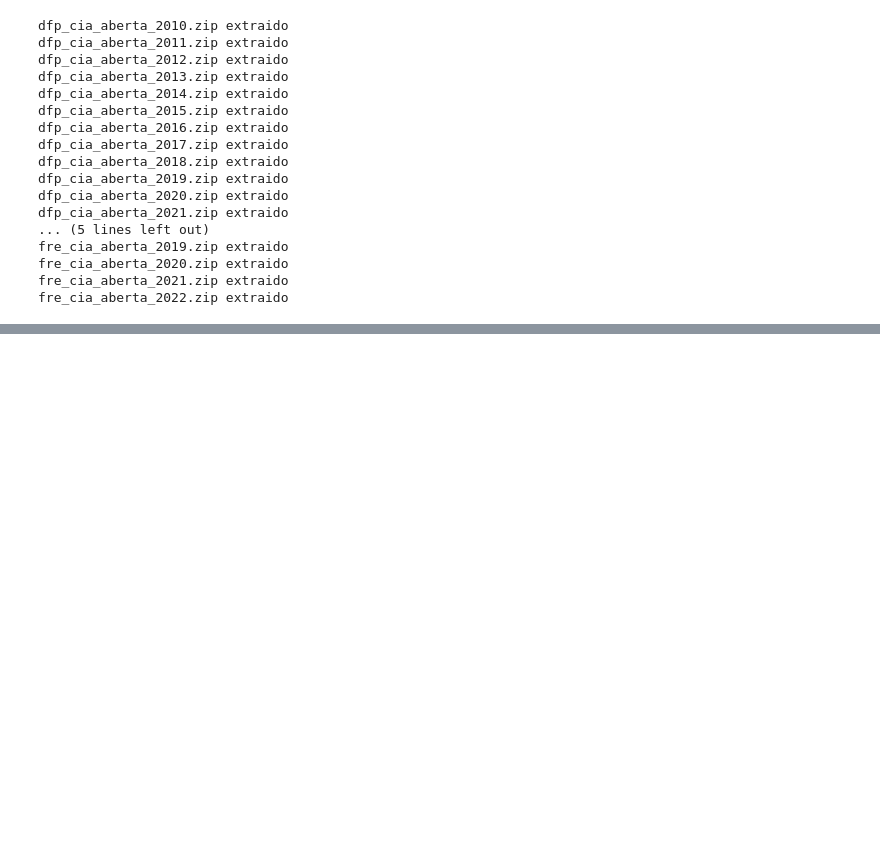
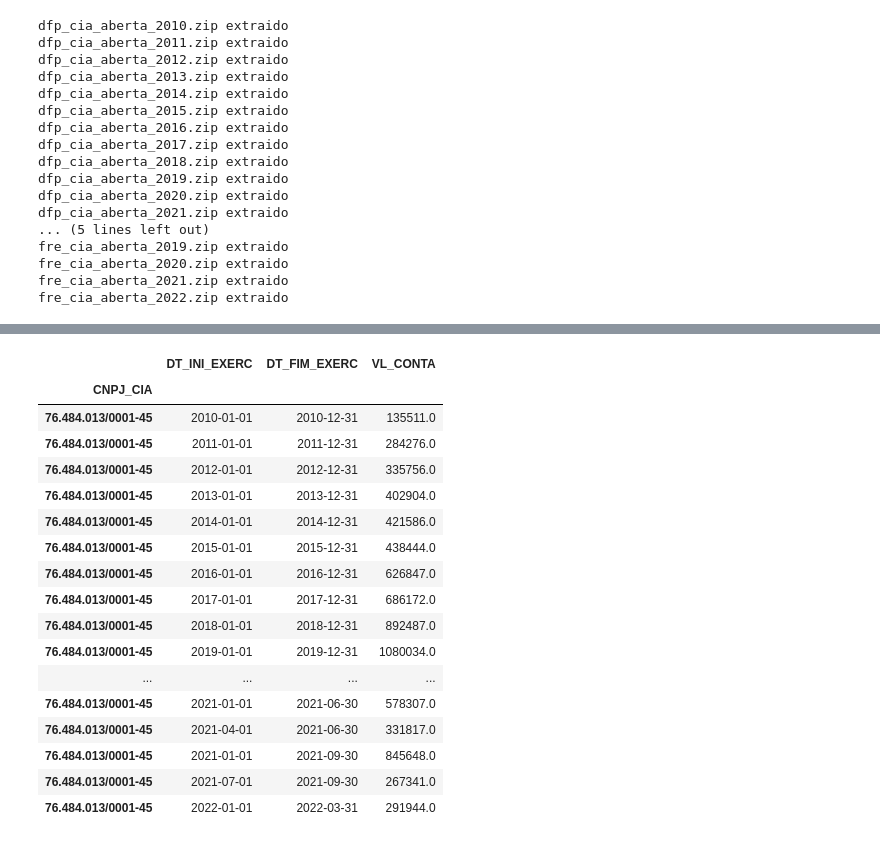
Before and after one commit to ggarmatter/Extrai-dados-CVM, a Jupyter notebook: filtro acoes.ipynb, the cells around one changed output, grey strips where cells are left out. Saved outputs shown, nothing was run; the diff lists cells and outputs as text; code cells hidden in the pictures; blank space fills up the shorter version.

```diff
--- a/filtro acoes.ipynb
+++ b/filtro acoes.ipynb
@@ -404,0 +409,3 @@ lista_empresas
+# %%
+empresa = escolhe_empresa(lista_empresas)
+empresa
@@ -406,0 +513,23 @@ lista_empresas
+# %%
+# query pra pegar lucro de cada empresa, tá faltando o trimestral pro BB, verificar
+dre[((dre.DS_CONTA == 'Lucro/Prejuízo do Período') | (dre.DS_CONTA == 'Lucro ou Prejuízo Líquido Consolidado do Período') | ((dre.DS_CONTA == 'Lucro/Prejuízo Consolidado do Período'))) &
+   (dre.index == cnpj)][[ "DT_INI_EXERC", "DT_FIM_EXERC","VL_CONTA"]]
+# %% [output]
+|  | DT_INI_EXERC | DT_FIM_EXERC | VL_CONTA |
+| CNPJ_CIA |  |  |  |
+| 76.484.013/0001-45 | 2010-01-01 | 2010-12-31 | 135511.0 |
+| 76.484.013/0001-45 | 2011-01-01 | 2011-12-31 | 284276.0 |
+| 76.484.013/0001-45 | 2012-01-01 | 2012-12-31 | 335756.0 |
+| 76.484.013/0001-45 | 2013-01-01 | 2013-12-31 | 402904.0 |
+| 76.484.013/0001-45 | 2014-01-01 | 2014-12-31 | 421586.0 |
+| 76.484.013/0001-45 | 2015-01-01 | 2015-12-31 | 438444.0 |
+| 76.484.013/0001-45 | 2016-01-01 | 2016-12-31 | 626847.0 |
+| 76.484.013/0001-45 | 2017-01-01 | 2017-12-31 | 686172.0 |
+| 76.484.013/0001-45 | 2018-01-01 | 2018-12-31 | 892487.0 |
+| 76.484.013/0001-45 | 2019-01-01 | 2019-12-31 | 1080034.0 |
+| ... | ... | ... | ... |
+| 76.484.013/0001-45 | 2021-01-01 | 2021-06-30 | 578307.0 |
+| 76.484.013/0001-45 | 2021-04-01 | 2021-06-30 | 331817.0 |
+| 76.484.013/0001-45 | 2021-01-01 | 2021-09-30 | 845648.0 |
+| 76.484.013/0001-45 | 2021-07-01 | 2021-09-30 | 267341.0 |
+| 76.484.013/0001-45 | 2022-01-01 | 2022-03-31 | 291944.0 |
```
Also changed, not shown: parts of 13 cells of this notebook.
